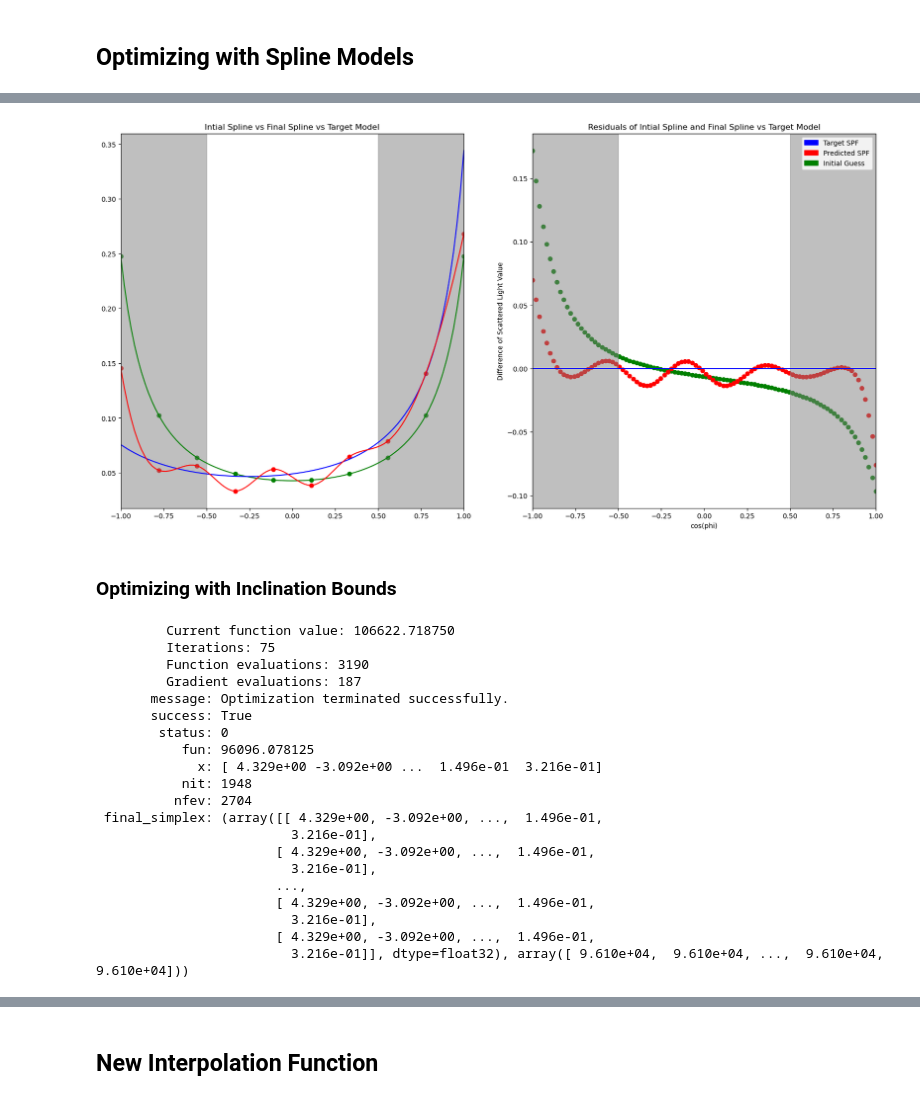
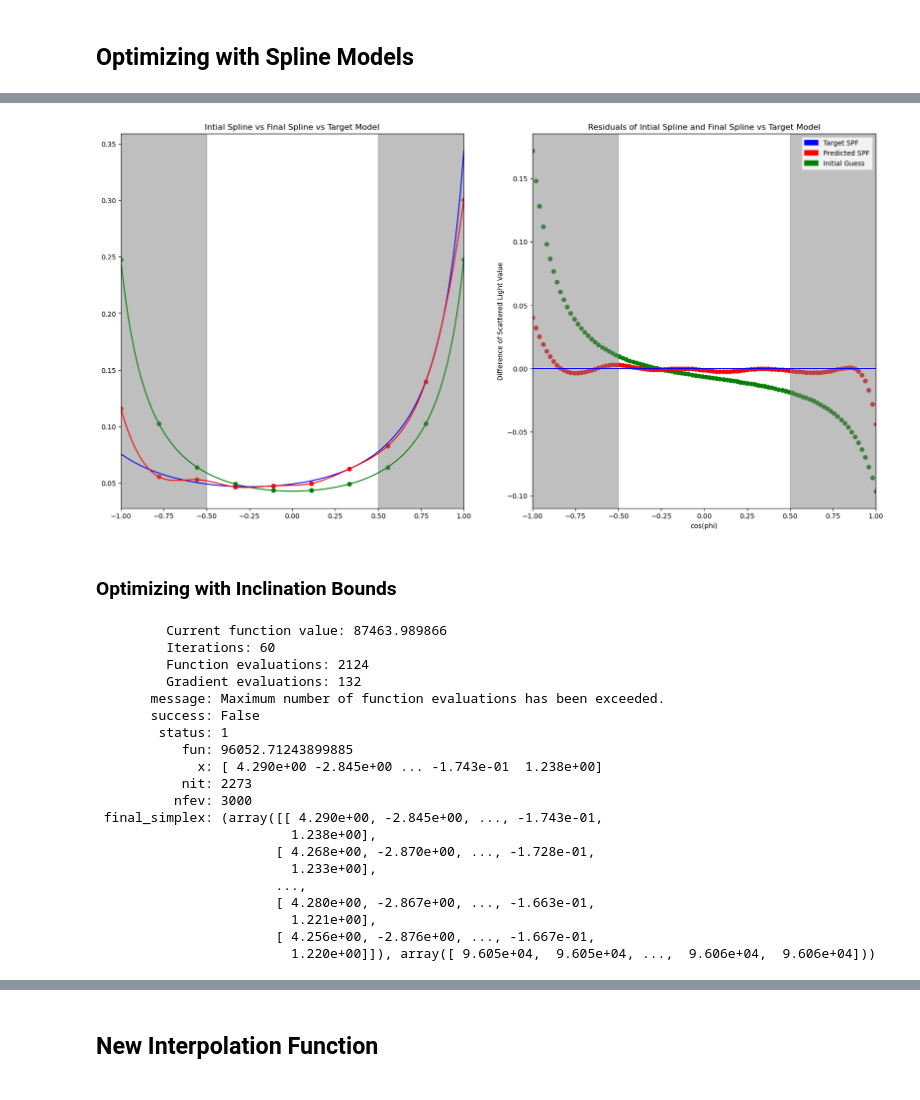
Before and after one commit to mihir-r-kondapalli/GRaTeR-JAX, a Jupyter notebook: Disk_Spline.ipynb, the cells around one changed output, grey strips where cells are left out. Saved outputs shown, nothing was run; the diff lists cells and outputs as text; code cells hidden in the pictures.

```diff
--- a/Disk_Spline.ipynb
+++ b/Disk_Spline.ipynb
@@ -235,7 +248,7 @@ tar_y = DoubleHenyeyGreenstein_SPF.compute_phase_function_from_cosphi(tar_spf, t
 
 # spf_params_nm
 spline_model = InterpolatedUnivariateSpline_SPF.init(spf_params_nm)
-fin_x = np.linspace(np.cos(0), np.cos(np.pi), KNOTS)
+fin_x = jnp.linspace(1, -1, 10)
 fin_y = spline_model(fin_x)
 fin_xs = np.linspace(np.cos(0), np.cos(np.pi), 100)
 fin_ys = spline_model(fin_xs)
@@ -245,39 +258,42 @@ fig, axes = plt.subplots(1,2, figsize=(20,10))
 # Creating legend with color box
 blue_patch = mpatches.Patch(color='blue', label='Target SPF')
 red_patch = mpatches.Patch(color='red', label='Predicted SPF')
 green_patch = mpatches.Patch(color='green', label='Initial Guess')
 plt.legend(handles=[blue_patch, red_patch, green_patch])
 
 axes[0].set_title("Intial Spline vs Final Spline vs Target Model")
 axes[0].scatter(init_x, init_y, color = 'g')
 axes[0].plot(init_xs, init_ys, color = 'g')
 axes[0].plot(tar_x, tar_y, color = 'b')
 axes[0].scatter(fin_x, fin_y, color = 'r')
 axes[0].plot(fin_xs, fin_ys, color = 'r')
 axes[0].axvspan(-1, np.cos((180-disk_params2['inclination'])*np.pi/180), color='grey', alpha=0.5)
 axes[0].axvspan(np.cos(disk_params2['inclination']*np.pi/180), 1, color='grey', alpha=0.5)
 axes[0].set_xlim(-1, 1)
 axes[1].set_xlabel("cos(phi)")
 axes[1].set_ylabel("Scattered Light Value")
 
 axes[1].set_title("Residuals of Intial Spline and Final Spline vs Target Model")
 axes[1].scatter(init_xs, init_ys-tar_y, color = 'g')
 axes[1].scatter(fin_xs, fin_ys-tar_y, color = 'r')
 axes[1].axvspan(-1, np.cos((180-disk_params2['inclination'])*np.pi/180), color='grey', alpha=0.5)
 axes[1].axvspan(np.cos(disk_params2['inclination']*np.pi/180), 1, color='grey', alpha=0.5)
 axes[1].set_xlim(-1, 1)
 axes[1].set_xlabel("cos(phi)")
 axes[1].set_ylabel("Difference of Scattered Light Value")
 axes[1].hlines(0, -1, 1, color = 'b')
 
 plt.show()
 # %% [output]
-[figure, old version]
+[figure, new version]
 # %% [markdown]
 ### Optimizing with Inclination Bounds
 # %%
+inc_bounded_knots = jnp.linspace(-0.1+jnp.cos(jnp.pi/180*disk_params2['inclination']), 0.1+jnp.cos(jnp.pi/180*(180-disk_params2['inclination'])), KNOTS)
+
 llp_inc = lambda x: log_likelihood_1d_pos_all_pars_spline(x, DustEllipticalDistribution2PowerLaws, InterpolatedUnivariateSpline_SPF,
-                    disk_params2["flux_scaling"], target_image, jnp.ones(disk_image2.shape)*noise_level, inc=np.pi/180*disk_params2['inclination'])
+                    disk_params2["flux_scaling"], target_image, jnp.ones(disk_image2.shape)*noise_level,
+                    knots=inc_bounded_knots)
 
 no_grad_method = "Nelder-Mead"
 soln_nm = minimize(llp_inc, all_pars, method=no_grad_method)
@@ -289,26 +305,26 @@ disk_fit_go = convert_to_dict(soln_go.x)
 
 print(soln_nm)
 # %% [output]
-         Current function value: 106622.718750
-         Iterations: 75
-         Function evaluations: 3190
-         Gradient evaluations: 187
-       message: Optimization terminated successfully.
-       success: True
-        status: 0
-           fun: 96096.078125
-             x: [ 4.329e+00 -3.092e+00 ...  1.496e-01  3.216e-01]
-           nit: 1948
-          nfev: 2704
- final_simplex: (array([[ 4.329e+00, -3.092e+00, ...,  1.496e-01,
-                         3.216e-01],
-                       [ 4.329e+00, -3.092e+00, ...,  1.496e-01,
-                         3.216e-01],
+         Current function value: 87463.989866
+         Iterations: 60
+         Function evaluations: 2124
+         Gradient evaluations: 132
+       message: Maximum number of function evaluations has been exceeded.
+       success: False
+        status: 1
+           fun: 96052.71243899885
+             x: [ 4.290e+00 -2.845e+00 ... -1.743e-01  1.238e+00]
+           nit: 2273
+          nfev: 3000
+ final_simplex: (array([[ 4.290e+00, -2.845e+00, ..., -1.743e-01,
+                         1.238e+00],
+                       [ 4.268e+00, -2.870e+00, ..., -1.728e-01,
+                         1.233e+00],
                        ...,
-                       [ 4.329e+00, -3.092e+00, ...,  1.496e-01,
-                         3.216e-01],
-                       [ 4.329e+00, -3.092e+00, ...,  1.496e-01,
-                         3.216e-01]], dtype=float32), array([ 9.610e+04,  9.610e+04, ...,  9.610e+04,  9.610e+04]))
+                       [ 4.280e+00, -2.867e+00, ..., -1.663e-01,
+                         1.221e+00],
+                       [ 4.256e+00, -2.876e+00, ..., -1.667e-01,
+                         1.220e+00]]), array([ 9.605e+04,  9.605e+04, ...,  9.606e+04,  9.606e+04]))
 # %%
 disk_fit_nm = convert_to_dict(soln_nm.x[0:5])
 spf_params_nm = soln_nm.x[5:]
```
Also changed, not shown: parts of 20 cells of this notebook, 7 other files.
